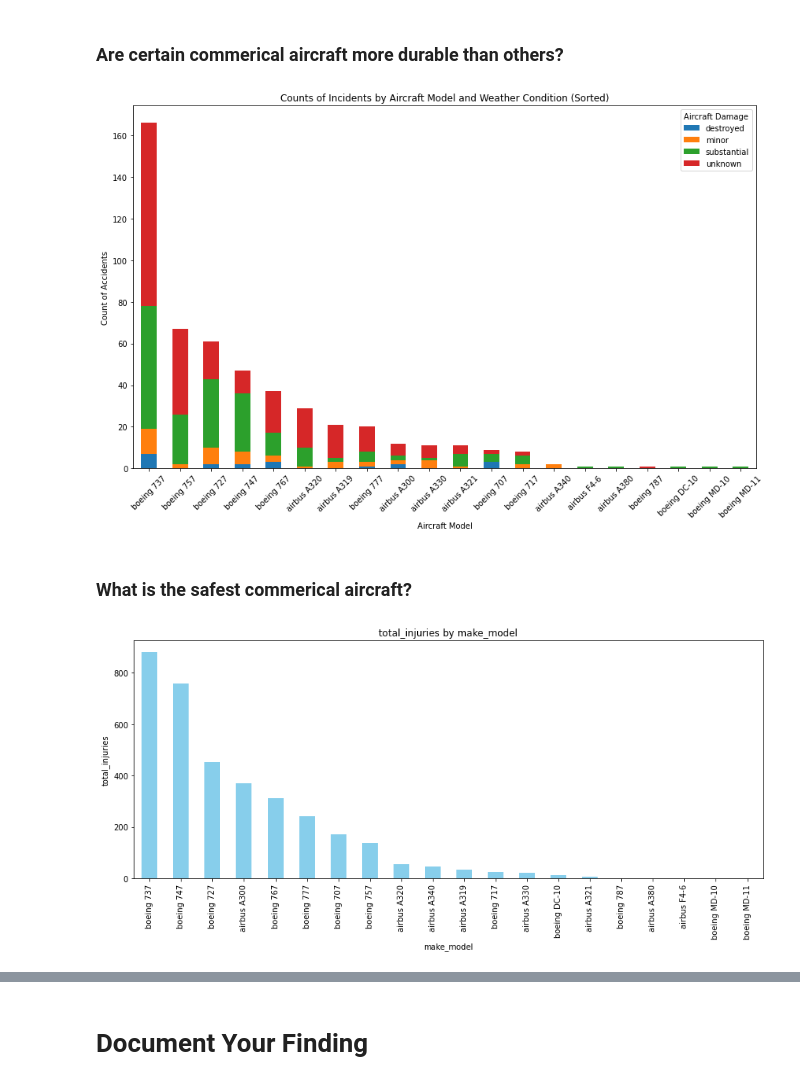
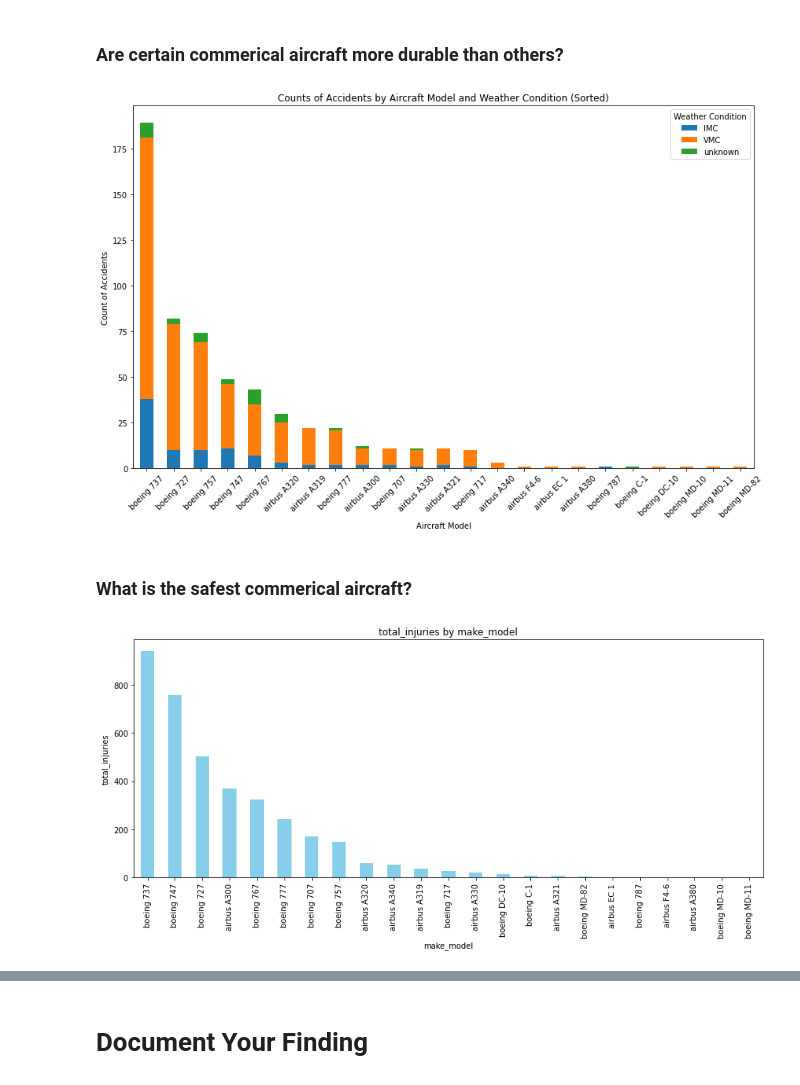
Before and after one commit to Haoweee/Phase-1-Project-1, a Jupyter notebook: combined_eda.ipynb, the cells around one changed output, grey strips where cells are left out. Cells and saved outputs as stored; diff of their text form; code cells hidden in the pictures.

```diff
--- a/combined_eda.ipynb
+++ b/combined_eda.ipynb
@@ -502,17 +513,6 @@ aviation_df.dropna(subset=['make', 'model'], inplace=True)
 For each of these columns, there are no pre-existing unknown or other categories.
 
 As such, we are filling the NaN values with an 'unknown' string.
-# %%
-columns_to_replace_with_unknown = [
-    'purpose_of_flight',
-    'report_status',
-    'aircraft_damage',
-    'aircraft_category',
-    'model',
-    'amateur_built'
-]
-
-aviation_df[columns_to_replace_with_unknown] = aviation_df[columns_to_replace_with_unknown].fillna('unknown')
 # %% [markdown]
 ### Columns with pre-existing unknown category (UNK, Unknown, Other)
 # %%
@@ -1435,10 +1429,15 @@ According to reports by CNBC, Airbus and Boeing together account for 99% of all
 - CNBC article is no longer avaliable, written in 2019
 - https://simpleflying.com/battle-of-big-planes/
 # %%
+# Filter the DataFrame for only Boeing and Airbus commercial planes
 airbus_v_boeing_df = aviation_df[
-    (aviation_df['engine_type'] == 'turbo fan') &
-    ((aviation_df['make'] == 'airbus') |
-    (aviation_df['make'] == 'boeing'))
+    (
+        ((aviation_df['engine_type'] == 'turbo fan') |
+         (aviation_df['engine_type'] == 'turbo jet'))
+        &
+        ((aviation_df['make'] == 'airbus') |
+         (aviation_df['make'] == 'boeing'))
+    )
 ]
 # %% [markdown]
 ### Do certain commerical aircraft perform better in different weather conditions?
@@ -1469,35 +1478,32 @@ plt.show();
 # %% [markdown]
 ### Are certain commerical aircraft more durable than others?
 # %%
-# Group the data by 'make_model' and 'aircraft_damage', count values, convert to single index DataFrame
-damage_counts = airbus_v_boeing_df.groupby(['make_model', 'aircraft_damage']).size().unstack()
+# Group the data by 'make_model' and 'weather_condition', count values, convert to single index DataFrame
+weather_counts = airbus_v_boeing_df.groupby(['make_model', 'weather_condition']).size().unstack()
 
 # Sum the counts of the columns ('make_model' by 'weather_condition')
-damage_counts_total = damage_counts.sum(axis=1)
+weather_counts_total = weather_counts.sum(axis=1)
 
 # Sort the total counts in descending order
-damage_counts_total_sorted = damage_counts_total.sort_values(ascending=False)
+weather_counts_total_sorted = weather_counts_total.sort_values(ascending=False)
 
 # Sorts the weather_counts df by using the indexes of the series weather_counts_total_sorted
-damage_counts_sorted = damage_counts.loc[damage_counts_total_sorted.index]
+weather_counts_sorted = weather_counts.loc[weather_counts_total_sorted.index]
 
 # Plotting
-damage_counts_sorted.plot(kind='bar', stacked=True, figsize=(12, 8))
-plt.title('Counts of Incidents by Aircraft Model and Weather Condition (Sorted)')
+weather_counts_sorted.plot(kind='bar', stacked=True, figsize=(12, 8))
+plt.title('Counts of Accidents by Aircraft Model and Weather Condition (Sorted)')
 plt.xlabel('Aircraft Model')
 plt.ylabel('Count of Accidents')
 plt.xticks(rotation=45)
-plt.legend(title='Aircraft Damage')
+plt.legend(title='Weather Condition')
 plt.tight_layout()
 plt.show();
 # %% [output]
-[figure, old version]
+[figure, new version]
 # %% [markdown]
 ### What is the safest commerical aircraft?
 # %%
 create_comparison_bar_chart(airbus_v_boeing_df, 'make_model', 'total_injuries', 'sum', False, 50)
-
-# Calculate numerical measure for each categorical column
-commercial_aircraft = airbus_v_boeing_df.groupby('make_model')['total_injuries'].sum()
 # %% [output]
-[figure, old version]
+[figure, new version]
```
Also changed, not shown: parts of 49 cells of this notebook, 5 other files.
